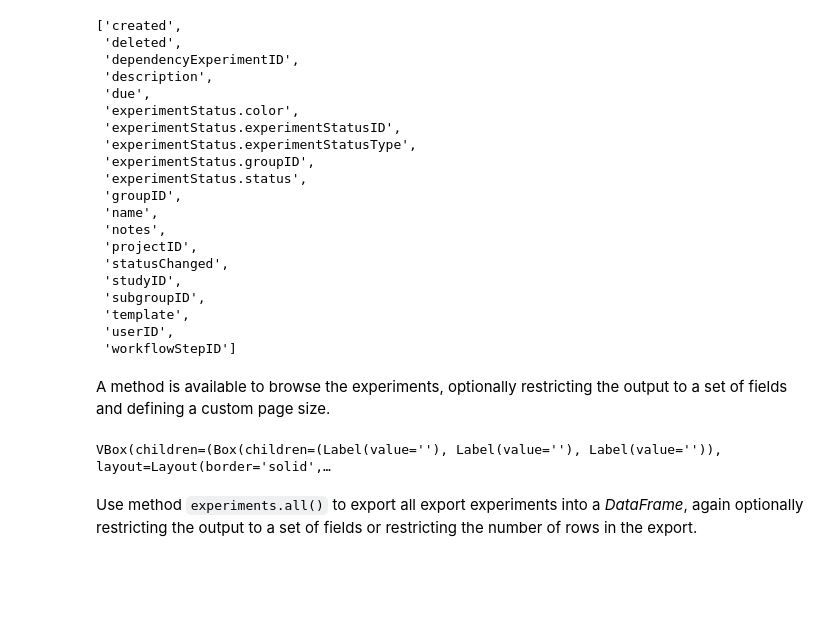
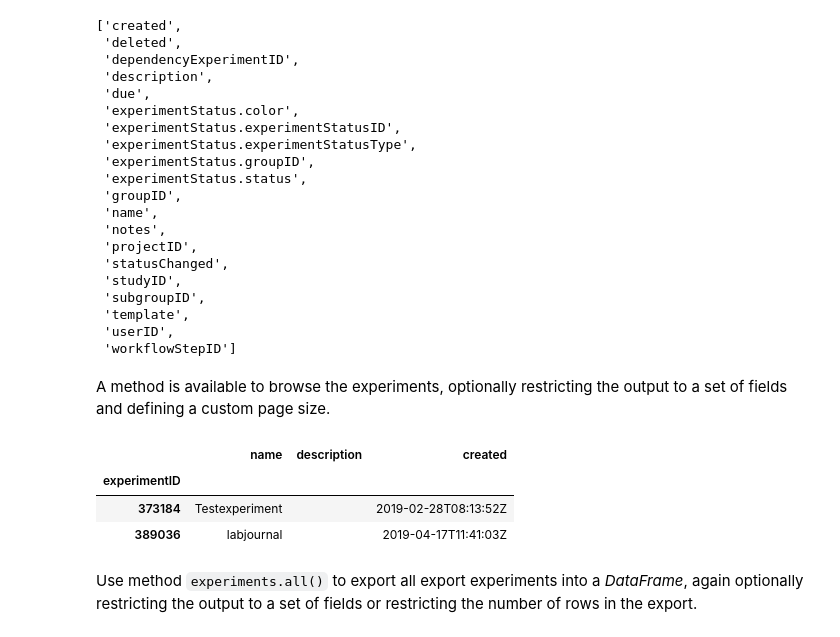
Before and after one commit to matthijsbrouwer/jupyter-elabjournal, a Jupyter notebook: Experiments.ipynb, the cells around one changed output. Cells and saved outputs as stored; diff of their text form; code cells hidden in the pictures; blank space fills up the shorter version.

```diff
--- a/Experiments.ipynb
+++ b/Experiments.ipynb
@@ -63,9 +70,13 @@ experiments.fields()
 # %% [markdown]
 A method is available to browse the experiments, optionally restricting the output to a set of fields and defining a custom page size.
 # %%
-experiments.show(fields=["name","description","created"], size=3)
+#experiments.show(fields=["name","description","created"], size=3)
+experiments.all(fields=["name","description","created"], maximum=3)
 # %% [output]
-VBox(children=(Box(children=(Label(value=''), Label(value=''), Label(value='')), layout=Layout(border='solid',…
+|  | name | description | created |
+| experimentID |  |  |  |
+| 373184 | Testexperiment |  | 2019-02-28T08:13:52Z |
+| 389036 | labjournal |  | 2019-04-17T11:41:03Z |
 # %% [markdown]
 Use method `experiments.all()` to export all export experiments into a *DataFrame*, again optionally restricting the output to a set of fields or restricting the number of rows in the export.
 # %% [markdown]
```
Also changed, not shown: parts of 4 cells of this notebook.
